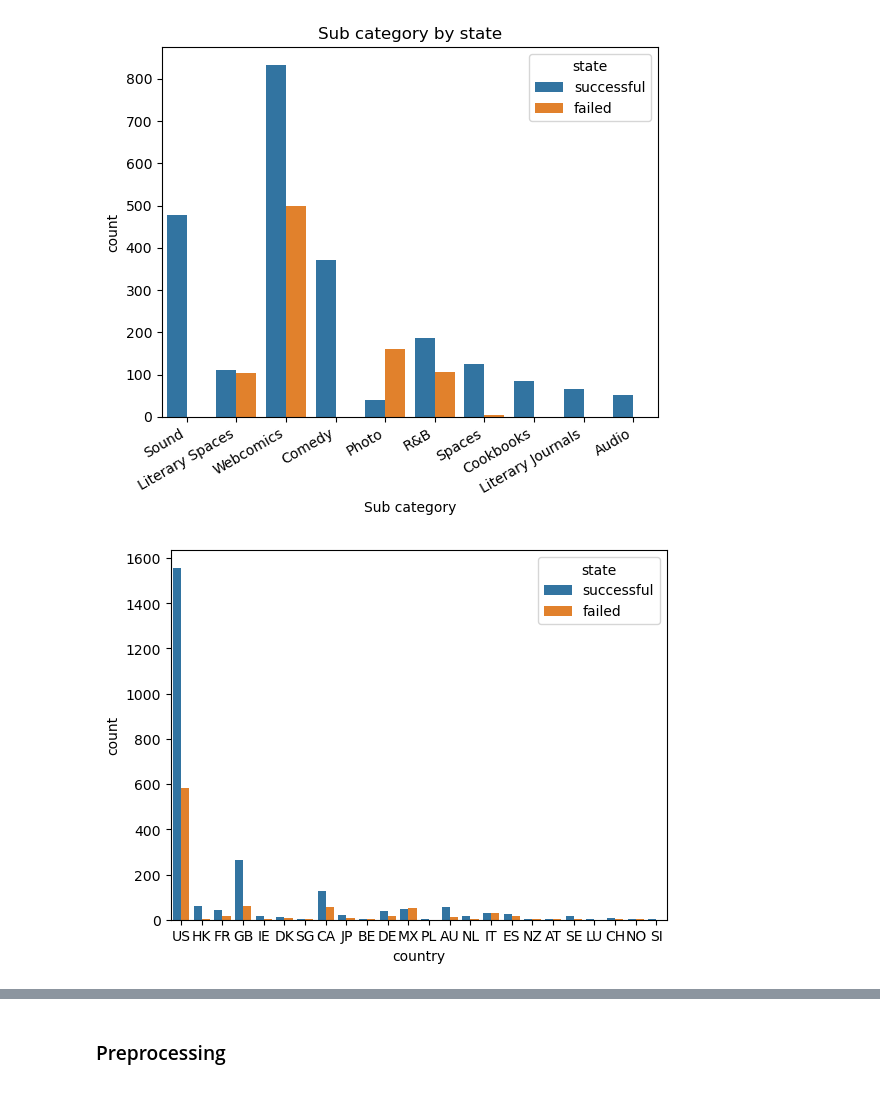
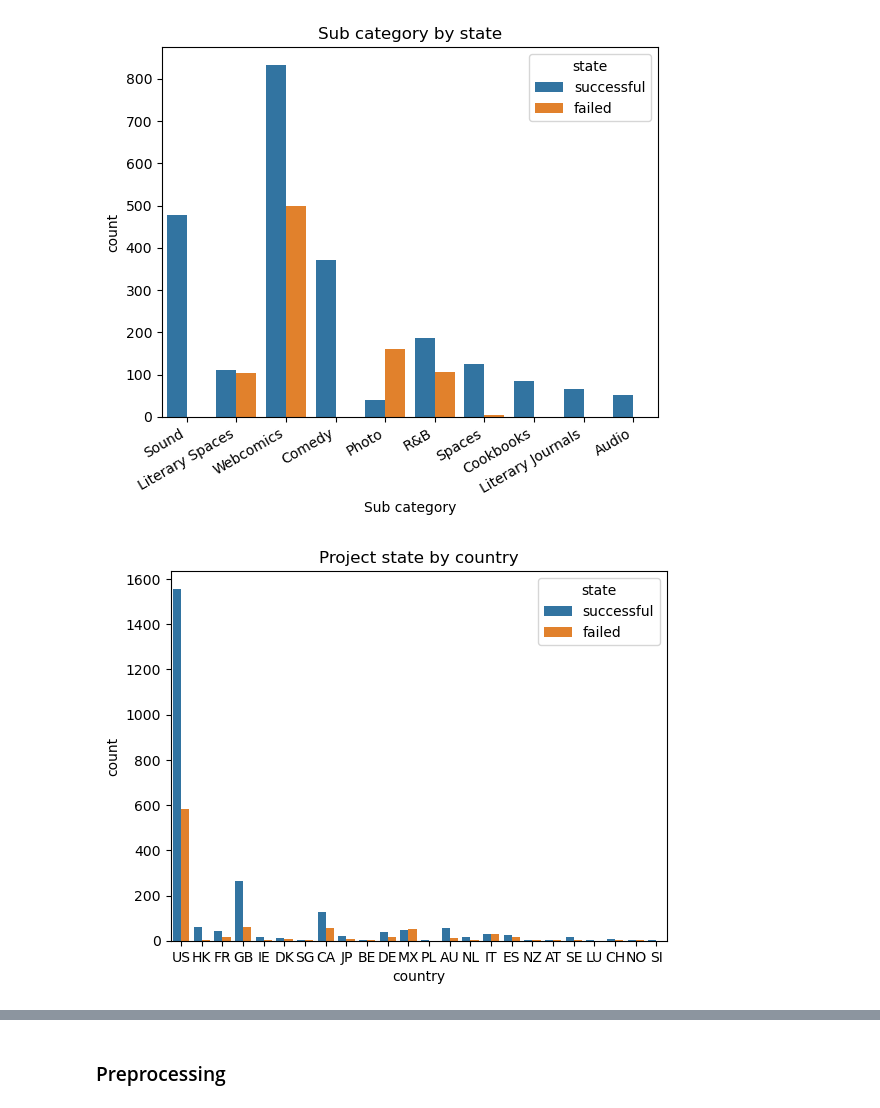
Before and after one commit to franzgerbig/Crowdfunding, a Jupyter notebook: notebooks/FG_Data_preprocassing_19_06_2023.ipynb, the cells around one changed output, grey strips where cells are left out. Drawn from its saved outputs; the diff is of its cells as text; code cells hidden in the pictures.

Commit message:
some graphs added

```diff
--- a/notebooks/FG_Data_preprocassing_19_06_2023.ipynb
+++ b/notebooks/FG_Data_preprocassing_19_06_2023.ipynb
@@ -271,5 +262,6 @@ plt.title("Sub category by state");
 [figure]
 # %%
 sns.countplot(x=df_active['country'],hue=df_active['state']);
+plt.title("Project state by country");
 # %% [output]
-[figure, old version]
+[figure, new version]
```
Also changed, not shown: parts of 5 cells of this notebook.
